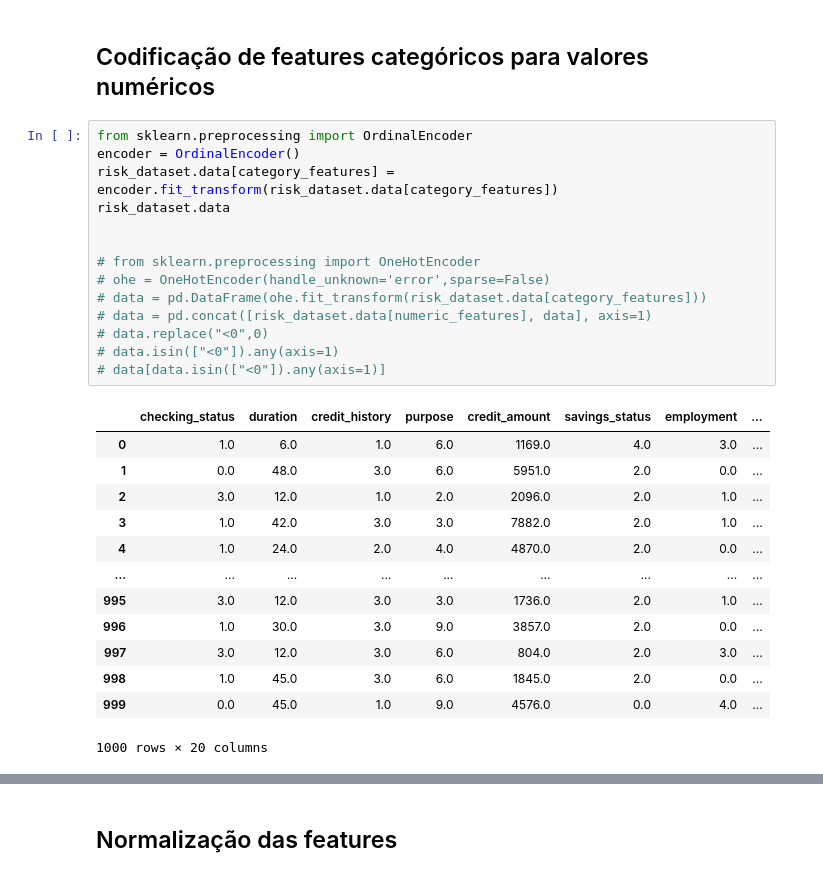
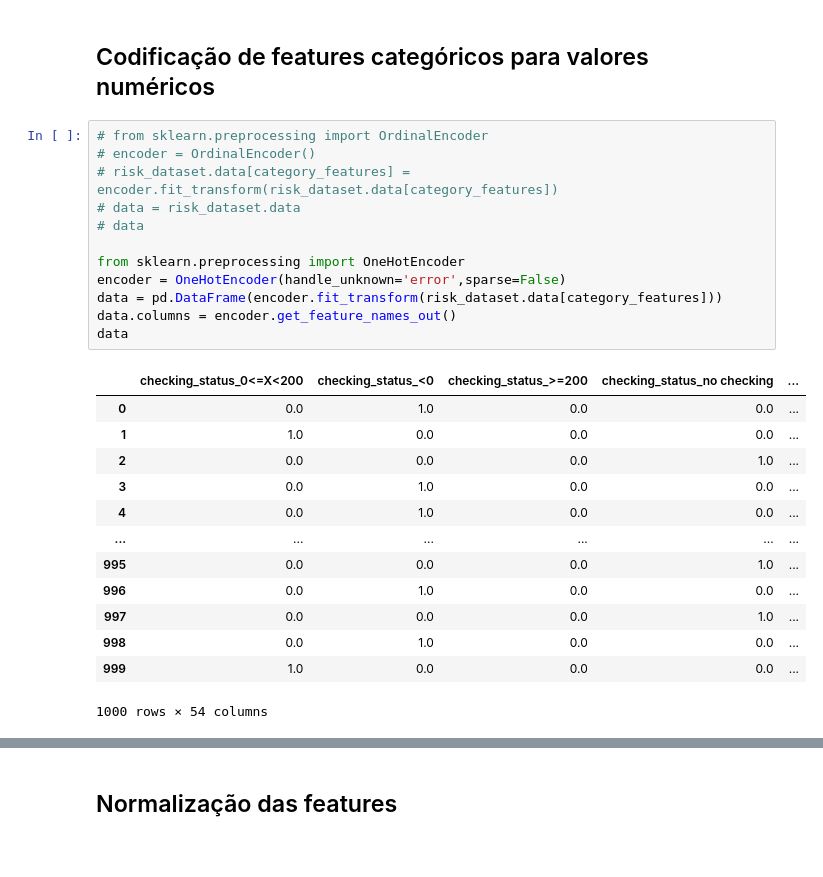
Before and after one commit to valuedriven/dataanalysis, a Jupyter notebook: trabalho_final/trabalho_final.ipynb, the cells around one changed output, grey strips where cells are left out. Drawn from its saved outputs; the diff is of its cells as text.

```diff
--- a/trabalho_final/trabalho_final.ipynb
+++ b/trabalho_final/trabalho_final.ipynb
@@ -206,30 +206,28 @@ array([1, 0, 1, 1, 0, 1, 1, 1, 1, 0, 0, 0, 1, 0, 1, 0, 1, 1, 0, 1, 1, 1,
 # %% [markdown]
 ## Codificação de features categóricos para valores numéricos
 # %%
-from sklearn.preprocessing import OrdinalEncoder
-encoder = OrdinalEncoder()
-risk_dataset.data[category_features] = encoder.fit_transform(risk_dataset.data[category_features])
-risk_dataset.data
+# from sklearn.preprocessing import OrdinalEncoder
+# encoder = OrdinalEncoder()
+# risk_dataset.data[category_features] = encoder.fit_transform(risk_dataset.data[category_features])
+# data = risk_dataset.data
+# data
 
-
-# from sklearn.preprocessing import OneHotEncoder
-# ohe = OneHotEncoder(handle_unknown='error',sparse=False)
-# data = pd.DataFrame(ohe.fit_transform(risk_dataset.data[category_features]))
-# data = pd.concat([risk_dataset.data[numeric_features], data], axis=1)
-# data.replace("<0",0)
-# data.isin(["<0"]).any(axis=1)
-# data[data.isin(["<0"]).any(axis=1)]
+from sklearn.preprocessing import OneHotEncoder
+encoder = OneHotEncoder(handle_unknown='error',sparse=False)
+data = pd.DataFrame(encoder.fit_transform(risk_dataset.data[category_features]))
+data.columns = encoder.get_feature_names_out()
+data
 # %% [output]
-|  | checking_status | duration | credit_history | purpose | credit_amount | savings_status | employment | ... |
-| 0 | 1.0 | 6.0 | 1.0 | 6.0 | 1169.0 | 4.0 | 3.0 | ... |
-| 1 | 0.0 | 48.0 | 3.0 | 6.0 | 5951.0 | 2.0 | 0.0 | ... |
-| 2 | 3.0 | 12.0 | 1.0 | 2.0 | 2096.0 | 2.0 | 1.0 | ... |
-| 3 | 1.0 | 42.0 | 3.0 | 3.0 | 7882.0 | 2.0 | 1.0 | ... |
-| 4 | 1.0 | 24.0 | 2.0 | 4.0 | 4870.0 | 2.0 | 0.0 | ... |
-| ... | ... | ... | ... | ... | ... | ... | ... | ... |
-| 995 | 3.0 | 12.0 | 3.0 | 3.0 | 1736.0 | 2.0 | 1.0 | ... |
-| 996 | 1.0 | 30.0 | 3.0 | 9.0 | 3857.0 | 2.0 | 0.0 | ... |
-| 997 | 3.0 | 12.0 | 3.0 | 6.0 | 804.0 | 2.0 | 3.0 | ... |
-| 998 | 1.0 | 45.0 | 3.0 | 6.0 | 1845.0 | 2.0 | 0.0 | ... |
-| 999 | 0.0 | 45.0 | 1.0 | 9.0 | 4576.0 | 0.0 | 4.0 | ... |
+|  | checking_status_0<=X<200 | checking_status_<0 | checking_status_>=200 | checking_status_no checking | ... |
+| 0 | 0.0 | 1.0 | 0.0 | 0.0 | ... |
+| 1 | 1.0 | 0.0 | 0.0 | 0.0 | ... |
+| 2 | 0.0 | 0.0 | 0.0 | 1.0 | ... |
+| 3 | 0.0 | 1.0 | 0.0 | 0.0 | ... |
+| 4 | 0.0 | 1.0 | 0.0 | 0.0 | ... |
+| ... | ... | ... | ... | ... | ... |
+| 995 | 0.0 | 0.0 | 0.0 | 1.0 | ... |
+| 996 | 0.0 | 1.0 | 0.0 | 0.0 | ... |
+| 997 | 0.0 | 0.0 | 0.0 | 1.0 | ... |
+| 998 | 0.0 | 1.0 | 0.0 | 0.0 | ... |
+| 999 | 1.0 | 0.0 | 0.0 | 0.0 | ... |
-1000 rows × 20 columns
+1000 rows × 54 columns
```
Also changed, not shown: parts of 22 cells of this notebook.
